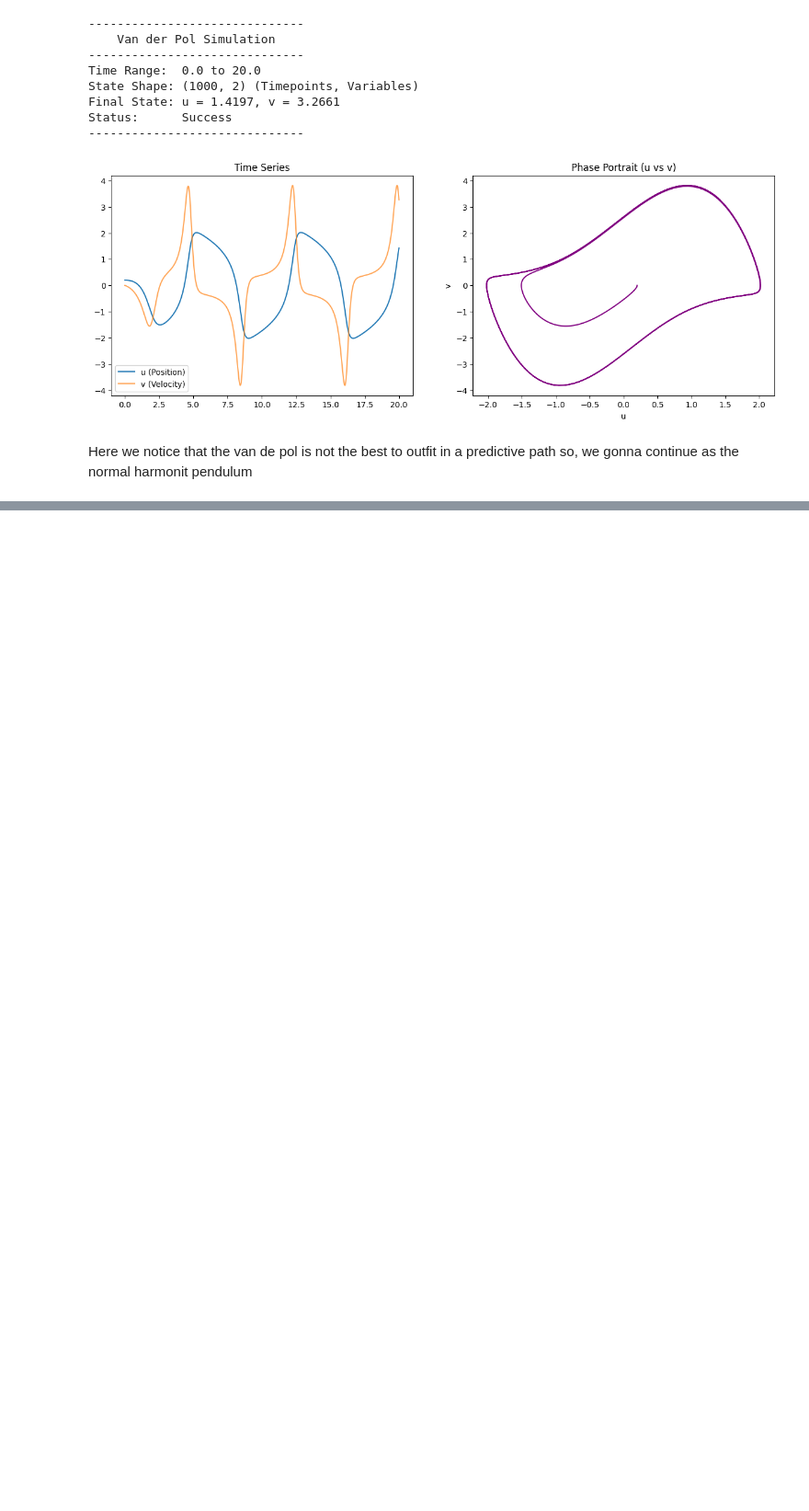
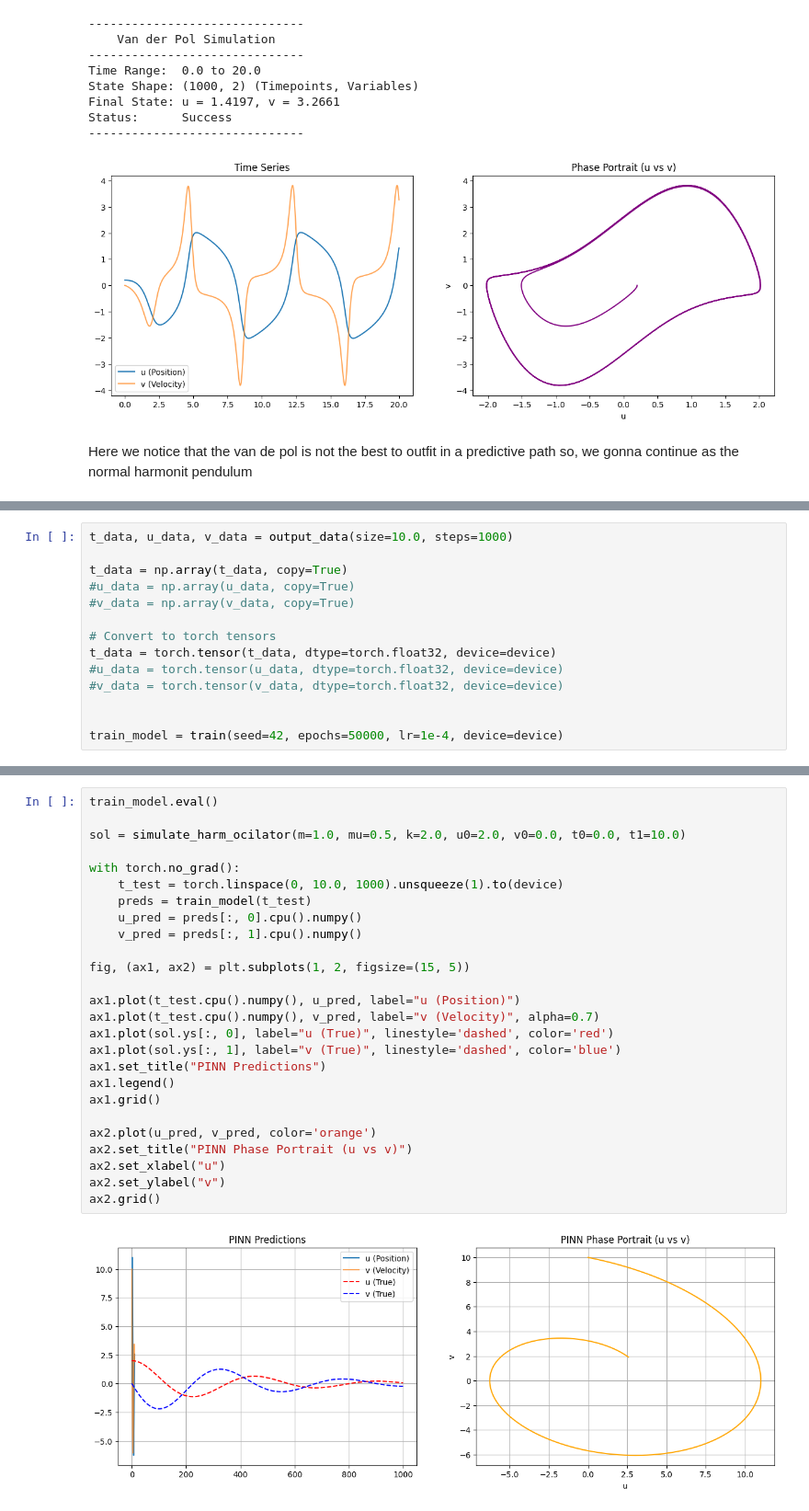
Before and after one commit to RafaelRosendof/Math_code, a Jupyter notebook: PINN/2d_ode_pinn.ipynb, the cells around one changed output, grey strips where cells are left out. Shown at 92% size. Cells and saved outputs as stored; diff of their text form; blank space fills up the shorter version.

Commit message:
pinn atualizado

```diff
--- a/PINN/2d_ode_pinn.ipynb
+++ b/PINN/2d_ode_pinn.ipynb
@@ -230,0 +282,14 @@ def train(x_collocation, seed=42, epochs=5000, lr=1e-3):
+# %%
+t_data, u_data, v_data = output_data(size=10.0, steps=1000)
+
+t_data = np.array(t_data, copy=True)
+#u_data = np.array(u_data, copy=True)
+#v_data = np.array(v_data, copy=True)
+
+# Convert to torch tensors
+t_data = torch.tensor(t_data, dtype=torch.float32, device=device)
+#u_data = torch.tensor(u_data, dtype=torch.float32, device=device)
+#v_data = torch.tensor(v_data, dtype=torch.float32, device=device)
+
+
+train_model = train(seed=42, epochs=50000, lr=1e-4, device=device)
@@ -230,0 +314,28 @@ def train(x_collocation, seed=42, epochs=5000, lr=1e-3):
+# %%
+train_model.eval()
+
+sol = simulate_harm_ocilator(m=1.0, mu=0.5, k=2.0, u0=2.0, v0=0.0, t0=0.0, t1=10.0)
+
+with torch.no_grad():
+    t_test = torch.linspace(0, 10.0, 1000).unsqueeze(1).to(device)
+    preds = train_model(t_test)
+    u_pred = preds[:, 0].cpu().numpy()
+    v_pred = preds[:, 1].cpu().numpy()
+
+fig, (ax1, ax2) = plt.subplots(1, 2, figsize=(15, 5))
+
+ax1.plot(t_test.cpu().numpy(), u_pred, label="u (Position)")
+ax1.plot(t_test.cpu().numpy(), v_pred, label="v (Velocity)", alpha=0.7)
+ax1.plot(sol.ys[:, 0], label="u (True)", linestyle='dashed', color='red')
+ax1.plot(sol.ys[:, 1], label="v (True)", linestyle='dashed', color='blue')
+ax1.set_title("PINN Predictions")
+ax1.legend()
+ax1.grid()
+
+ax2.plot(u_pred, v_pred, color='orange')
+ax2.set_title("PINN Phase Portrait (u vs v)")
+ax2.set_xlabel("u")
+ax2.set_ylabel("v")
+ax2.grid()
+# %% [output]
+[figure, added]
```
Also changed, not shown: parts of 12 cells of this notebook, 1 other file.
